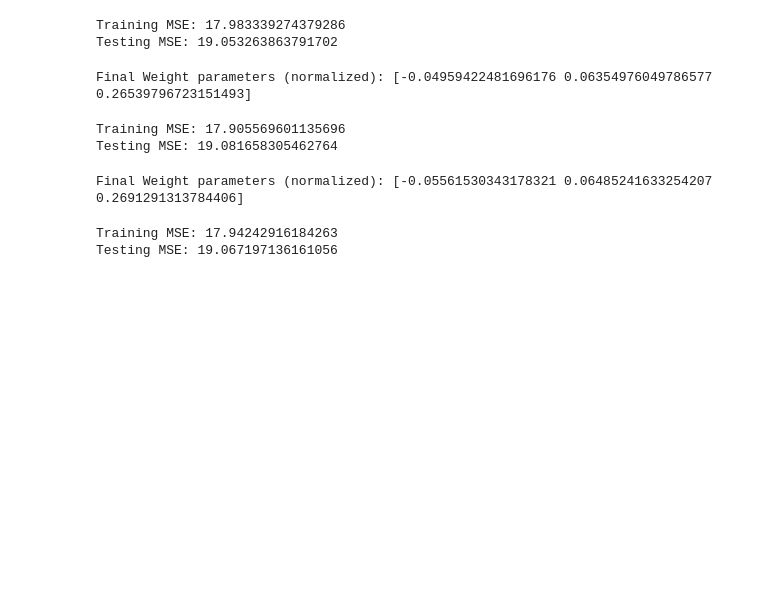
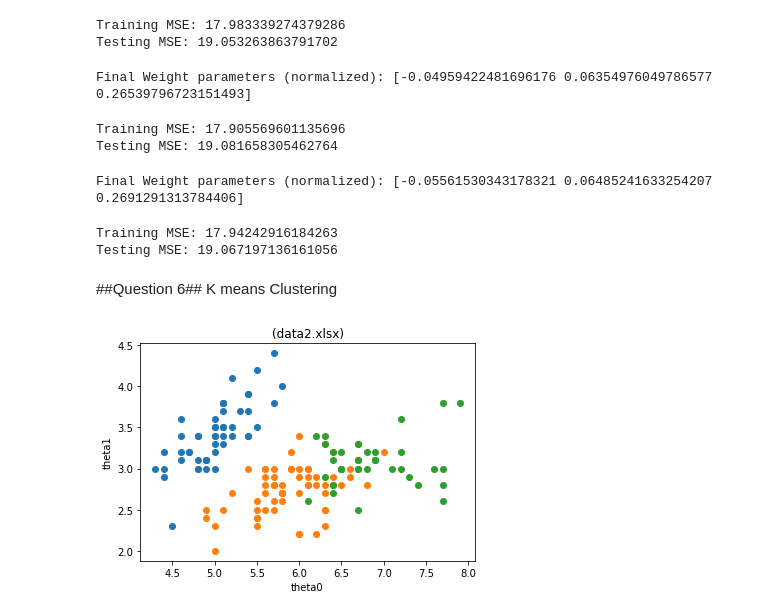
Before and after one commit to EvilDoof/Neural-Network, a Jupyter notebook: NNFL Assignment/NNFL_A1_2018A3PS0531H.ipynb, the cells around one changed output. Drawn from its saved outputs; the diff is of its cells as text; code cells hidden in the pictures; blank space fills up the shorter version.

```diff
--- a/NNFL Assignment/NNFL_A1_2018A3PS0531H.ipynb
+++ b/NNFL Assignment/NNFL_A1_2018A3PS0531H.ipynb
@@ -1079,0 +1078,3 @@ Testing MSE: 19.067197136161056
+# %% [markdown]
+##Question 6##
+K means Clustering
@@ -1079,0 +1096,46 @@ Testing MSE: 19.067197136161056
+# %%
+#Classification loop
+for i in range(max_iter):
+    classes = {}
+    for i in range(k):
+        classes[i] = []
+    #Finding the distance between the feature and cluster; then choosing the nearest centroid
+    for features in fmatrix:
+        distances = [np.linalg.norm(features - centroid) for centroid in centroids]
+        classification = distances.index(min(distances))#
+        classes[classification].append(features.reshape([1,-1]))
+
+    previous = centroids.copy()
+    #average the cluster datapoints to re-calculate the centroids
+    for classification in classes:
+        centroids[classification] = np.average(classes[classification], axis = 0)
+    #Setting the termination condition
+    optiCond = True
+    for centroid in range(len(centroids)):
+        original_centroid = previous[centroid]
+        curr = centroids[centroid]
+
+        #Terminate if the results are optimal, ie. the centroids don't change their positions much (< tolerance)
+        if np.sum((curr - original_centroid)/original_centroid * 100.0) > tolerance:
+            optiCond = False
+            break
+    if optiCond:
+        break
+# %%
+#Plotting class labels for theta0 vs theta1 graph
+x_1_0=np.squeeze(np.array(classes[0]))[:,0]                                 # 1st feature having label as 0
+x_2_0=np.squeeze(np.array(classes[0]))[:,1]                     # 2nd feature having label as 0
+x_1_1=np.squeeze(np.array(classes[1]))[:,0]                                 # 1st features having label as 1
+x_2_1=np.squeeze(np.array(classes[1]))[:,1]                  # 2nd features having label as 1
+x_1_2=np.squeeze(np.array(classes[2]))[:,0]                                 # 1st features having label as 1
+x_2_2=np.squeeze(np.array(classes[2]))[:,1]
+
+plt.scatter(x_1_0,x_2_0)
+plt.scatter(x_1_1,x_2_1)
+plt.scatter(x_1_2,x_2_2)
+plt.title('(data2.xlsx)')
+plt.xlabel('theta0')
+plt.ylabel('theta1')
+plt.show()
+# %% [output]
+[figure, added]
```
Also changed, not shown: parts of 6 cells of this notebook.
